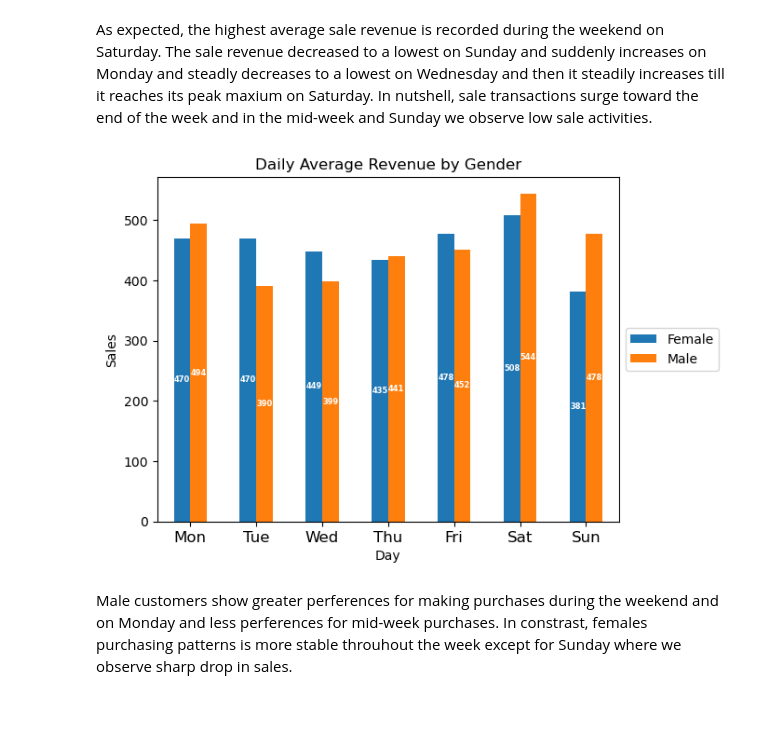
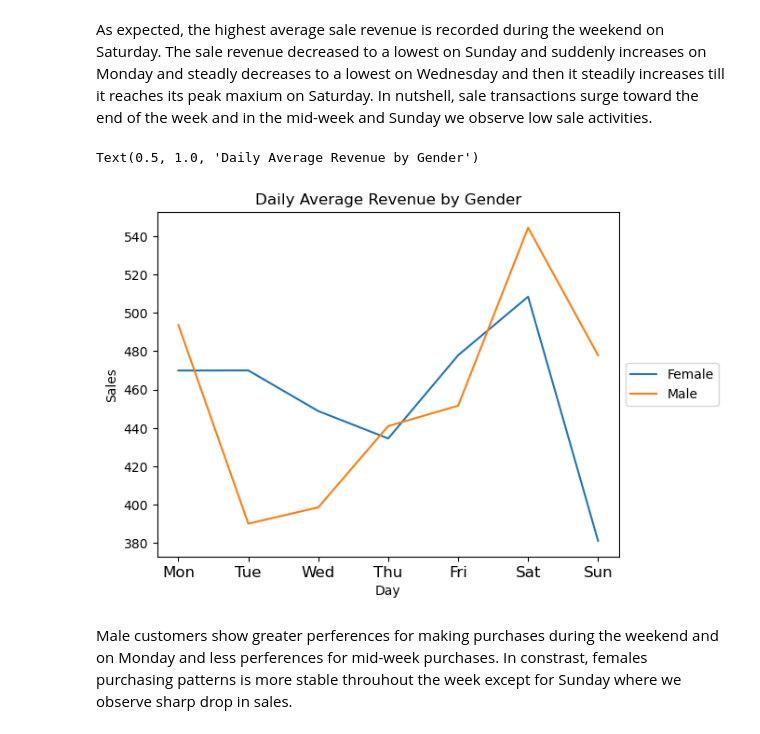
Before and after one commit to MohSalamh/Retail-Sales-Analysis, a Jupyter notebook: Retail_Sales_Analysis.ipynb, the cells around one changed output. Drawn from its saved outputs; the diff is of its cells as text; code cells hidden in the pictures.

```diff
--- a/Retail_Sales_Analysis.ipynb
+++ b/Retail_Sales_Analysis.ipynb
@@ -6,7 +6,7 @@ import seaborn as sns
 import numpy as np
 import calendar
 # %%
-data = pd.read_csv(r'C:\Desktop\retail_sales_dataset.csv')
+data = pd.read_csv(r'C:\desktop\retail_sales_dataset.csv')
 data.head()
 # %% [output]
 |  | Transaction ID | Date | Customer ID | Gender | Age | Product Category | Quantity | Price per Unit | ... |
@@ -399,15 +407,15 @@ As expected, the highest average sale revenue is recorded during the weekend on
 # %%
 df = data.drop(columns=['Date', 'Age', 'Quantity', 'Product Category', 'Age Group', 'Quarter', 'Month', 'Price per Unit'])
 df1 = df.pivot_table(index='Day of Week', columns='Gender', aggfunc='mean', observed=True)
-ax = df1.sort_values(by='Day of Week', ascending=True).plot(kind='bar', stacked=False, y='Total Amount')
+ax = df1.sort_values(by='Day of Week', ascending=True).plot(kind='line', y='Total Amount')
 plt.legend(loc='center left', bbox_to_anchor=(1.0, 0.5))
 plt.ylabel('Sales')
 plt.xlabel('Day')
 plt.xticks(fontsize=12, rotation=0)
 plt.title('Daily Average Revenue by Gender')
-show_dataLabel(ax, True)
 # %% [output]
+Text(0.5, 1.0, 'Daily Average Revenue by Gender')
-[figure, old version]
+[figure, new version]
 # %% [markdown]
 Male customers show greater perferences for making purchases during the weekend and on Monday and less perferences for mid-week purchases. In constrast, females purchasing patterns is more stable throuhout the week except for Sunday where we observe sharp drop in sales.
 # %%
```
Also changed, not shown: parts of 5 cells of this notebook.
